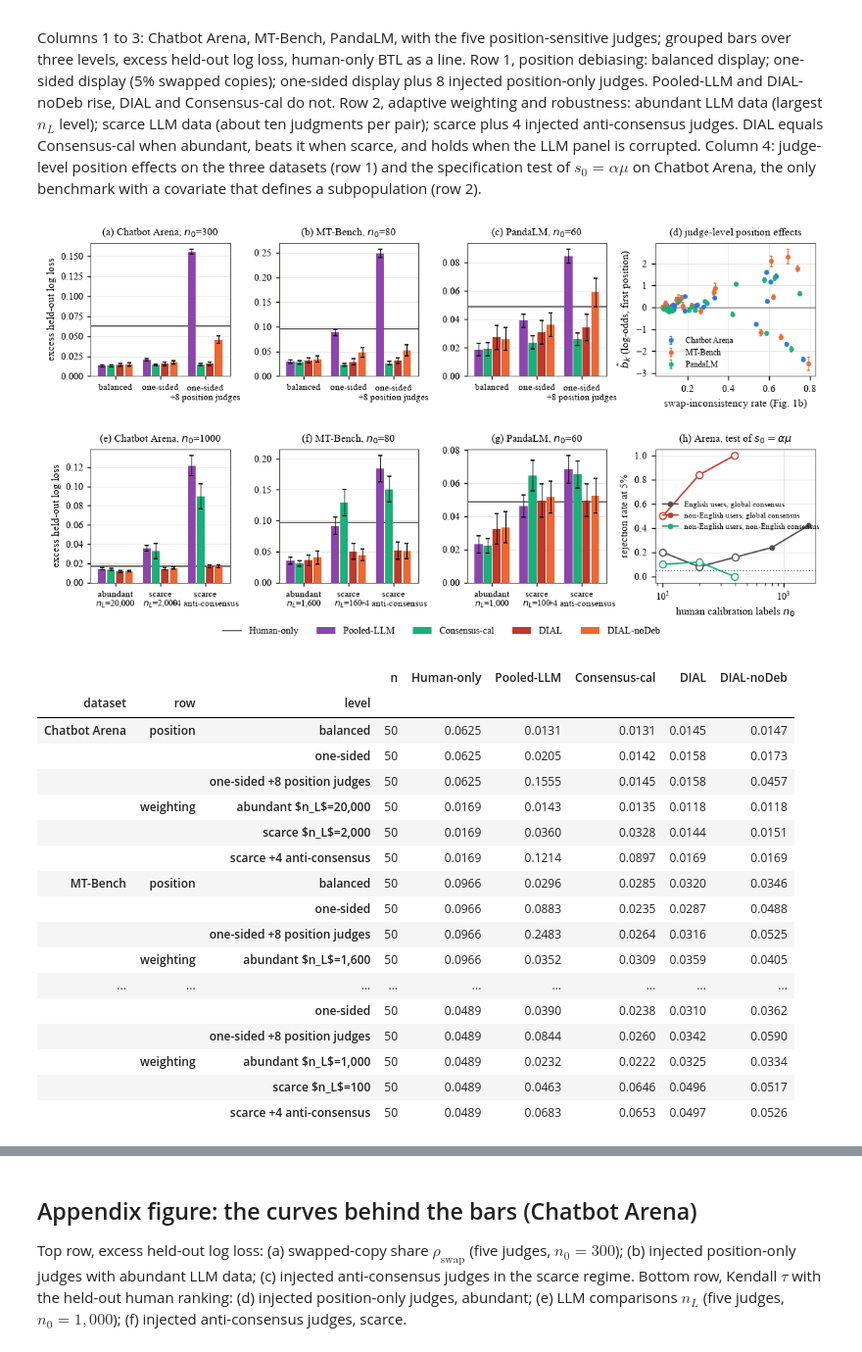
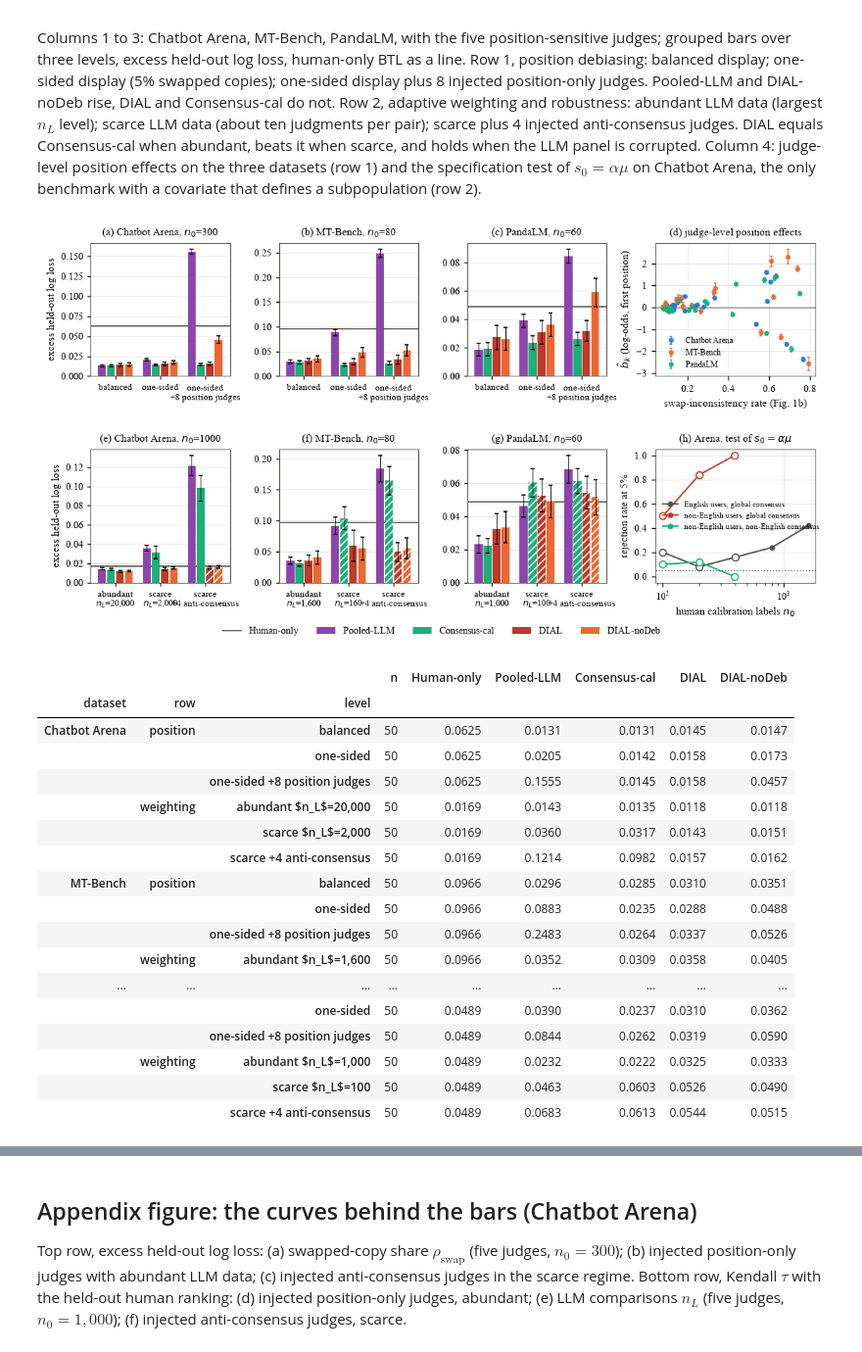
Before and after one commit to JinHongDu-Lab/DIAL, a Jupyter notebook: notebooks/real_data_robustness.ipynb, the cells around one changed output, grey strips where cells are left out. Shown at 98% size. Saved outputs shown, nothing was run; the diff lists cells and outputs as text; code cells hidden in the pictures.

```diff
--- a/notebooks/real_data_robustness.ipynb
+++ b/notebooks/real_data_robustness.ipynb
@@ -88,20 +74,25 @@ def cell_of(a, q):
     if q.get("n_0_level") is not None: g = g[g.n_0_level == q["n_0_level"]]
     return g
 
+SEP_HATCH_AT = 0.5   # hatch a bar when the fit touched the finite-fit box (a separated judge) in at least this share of splits
+
 def bar_panel(ax, a, specs, methods=BAR_METHODS, metric="excess", human=True, legend=False):
-    """Grouped bars: one group per level in `specs` (label, query), one bar per method; human-only as a line."""
-    width = 0.8 / len(methods); xs = np.arange(len(specs)); hvals = []
+    """Grouped bars: one group per level in `specs` (label, query), one bar per method; human-only as a line.
+    Hatched bars: the LLM-side or joint fit had a coordinate on the finite-fit box in >= SEP_HATCH_AT of the splits
+    (the LLM MLE does not exist there; the score is the bounded maximizer). Dashed human-only line: its MLE existed in < 50% of splits."""
+    width = 0.8 / len(methods); xs = np.arange(len(specs)); hvals = []; ho_exists = []
     for i, (lab, q) in enumerate(specs):
         g = cell_of(a, q)
         for j, m in enumerate(methods):
             gm = g[g.method == m]
             if gm.empty: continue
             y = float(gm[f"{metric}_mean"].iloc[0]); se = float(gm[f"{metric}_se"].iloc[0])
+            sep = float(gm["sep_frac"].iloc[0]) if "sep_frac" in gm else 0.0
             ax.bar(xs[i] + (j - (len(methods) - 1) / 2) * width, y, width * 0.9, color=STYLE[m]["color"], label=LABEL[m] if i == 0 else None,
-                   yerr=1.96 * se, error_kw=dict(lw=0.6, capsize=1.5, ecolor=INK), zorder=2)
+                   yerr=1.96 * se, error_kw=dict(lw=0.6, capsize=1.5, ecolor=INK), zorder=2, hatch="////" if sep >= SEP_HATCH_AT else None, edgecolor="white" if sep >= SEP_HATCH_AT else None, lw=0)
         gh = g[g.method == "human_only"]
-        if not gh.empty: hvals.append(float(gh[f"{metric}_mean"].iloc[0]))
-    if human and hvals: ax.axhline(np.mean(hvals), color=STYLE["human_only"]["color"], lw=1.0, label=LABEL["human_only"], zorder=1)
+        if not gh.empty: hvals.append(float(gh[f"{metric}_mean"].iloc[0])); ho_exists.append(float(gh["ho_exists_frac"].iloc[0]))
+    if human and hvals: ax.axhline(np.mean(hvals), color=STYLE["human_only"]["color"], lw=1.0, ls="-" if min(ho_exists) >= 0.5 else (0, (3, 2)), label=LABEL["human_only"], zorder=1)
     ax.set_xticks(xs); ax.set_xticklabels([l for l, _ in specs], fontsize=7); ax.set_xlim(-0.55, len(specs) - 0.45)
     ax.grid(True, axis="y", color=GRID, lw=0.5); ax.tick_params(length=2.5); ax.set_axisbelow(True)
     if legend: ax.legend(frameon=False, fontsize=6.5)
@@ -142,49 +133,63 @@ for d in DATASETS:
     cf = RESULTS / d / "clean_fit.json"; runs = sorted((REPO / "results" / "motivation").glob(f"{d}-*"))
     if not cf.exists() or not runs: continue
     f = json.load(open(cf)); mot = pd.read_csv(runs[-1] / "per_judge.csv").set_index("judge")
     x = np.array([mot.loc[j, "swap_inconsistency_rate"] if j in mot.index else np.nan for j in f["judges"]]); b = np.array(f["b"]); lo = np.array(f["b_lower"]); hi = np.array(f["b_upper"])
     ax.errorbar(x, b, yerr=[b - lo, hi - b], fmt="o", ms=3, lw=0.7, capsize=1.2, color=col3[d], label=DLAB[d], alpha=0.9)
 ax.axhline(0, color=INK_SOFT, lw=0.7); ax.set_xlabel("swap-inconsistency rate (Fig. 1b)"); ax.set_ylabel("$\\hat b_k$ (log-odds, first position)"); ax.set_title("(d) judge-level position effects", fontsize=8.5)
 ax.grid(True, color=GRID, lw=0.5); ax.legend(frameon=False, fontsize=6.5)
 # (h) specification test
 ax = axes[1, 3]
 if not spec.empty:
     scol = {"english_global": ("#52514e", "English users, global consensus"), "nonenglish_global": ("#c0392b", "non-English users, global consensus"), "nonenglish_subset": ("#1baf7a", "non-English users, non-English consensus")}
     for k, (c, lab) in scol.items():
         g = spec[spec.kind == k].sort_values("n_0").drop_duplicates("n_0")
         ax.plot(g.n_0, g.reject_rate, color=c, marker="o", ms=3.5, lw=1.2, label=lab)
         bad = g[g.ho_exists < 1]; ax.scatter(bad.n_0, bad.reject_rate, s=30, facecolors="white", edgecolors=c, zorder=3)
     ax.axhline(0.05, color=INK_SOFT, ls=(0, (1, 2)), lw=0.8); ax.set_xscale("log"); ax.set_ylim(-0.05, 1.05); ax.set_xlabel("human calibration labels $n_0$"); ax.set_ylabel("rejection rate at 5%")
     ax.set_title("(h) Arena, test of $s_0=\\alpha\\mu$", fontsize=8.5); ax.legend(frameon=False, fontsize=6.2, loc="center left"); ax.grid(True, color=GRID, lw=0.5)
 h, l = axes[0, 0].get_legend_handles_labels()
 fig.legend(h, l, loc="lower center", ncol=5, frameon=False, bbox_to_anchor=(0.5, -0.03))
 fig.savefig(FIGURES / "fig_real_main.pdf", bbox_inches="tight"); plt.show()
 # numbers behind the bars
 tab = []
 for d in DATASETS:
     if d not in agg: continue
     for row, specs in (("position", row1_specs(d)), ("weighting", row2_specs(d))):
         for lab, q in specs:
             g = cell_of(agg[d], q)
             tab.append(dict(dataset=DLAB[d], row=row, level=lab.replace("\n", " "), n=int(g.n.max()) if len(g) else 0, **{LABEL[m]: f"{g[g.method == m].excess_mean.iloc[0]:.4f}" if (g.method == m).any() else "" for m in ["human_only"] + BAR_METHODS}))
 display(pd.DataFrame(tab).set_index(["dataset", "row", "level"]))
+# separation and existence shares behind the hatching: share of splits in which each fit touched the finite-fit box,
+# share with a position effect at the bound, share of non-convergent fits, and the human-only MLE existence share
+shares = []
+for d in DATASETS:
+    if d not in agg: continue
+    for row, specs in (("position", row1_specs(d)), ("weighting", row2_specs(d))):
+        for lab, q in specs:
+            g = cell_of(agg[d], q).set_index("method")
+            rec_ = dict(dataset=DLAB[d], row=row, level=lab.replace("\n", " "), human_only_exists=round(float(g.loc["human_only", "ho_exists_frac"]), 2) if "human_only" in g.index else np.nan,
+                        K_dropped=round(float(g.k_dropped_mean.max()), 2))
+            for mth in BAR_METHODS:
+                if mth in g.index: rec_[f"{LABEL[mth]} box/b/nonconv"] = f"{g.loc[mth, 'sep_frac']:.2f}/{g.loc[mth, 'bsep_frac']:.2f}/{g.loc[mth, 'nonconv_frac']:.2f}"
+            shares.append(rec_)
+pd.set_option("display.width", 250); display(pd.DataFrame(shares).set_index(["dataset", "row", "level"]))
 # %% [output]
-[figure, old version]
+[figure, new version]
 |  |  |  | n | Human-only | Pooled-LLM | Consensus-cal | DIAL | DIAL-noDeb |
 | dataset | row | level |  |  |  |  |  |  |
 | Chatbot Arena | position | balanced | 50 | 0.0625 | 0.0131 | 0.0131 | 0.0145 | 0.0147 |
 |  |  | one-sided | 50 | 0.0625 | 0.0205 | 0.0142 | 0.0158 | 0.0173 |
 |  |  | one-sided +8 position judges | 50 | 0.0625 | 0.1555 | 0.0145 | 0.0158 | 0.0457 |
 |  | weighting | abundant $n_L$=20,000 | 50 | 0.0169 | 0.0143 | 0.0135 | 0.0118 | 0.0118 |
-|  |  | scarce $n_L$=2,000 | 50 | 0.0169 | 0.0360 | 0.0328 | 0.0144 | 0.0151 |
-|  |  | scarce +4 anti-consensus | 50 | 0.0169 | 0.1214 | 0.0897 | 0.0169 | 0.0169 |
-| MT-Bench | position | balanced | 50 | 0.0966 | 0.0296 | 0.0285 | 0.0320 | 0.0346 |
-|  |  | one-sided | 50 | 0.0966 | 0.0883 | 0.0235 | 0.0287 | 0.0488 |
-|  |  | one-sided +8 position judges | 50 | 0.0966 | 0.2483 | 0.0264 | 0.0316 | 0.0525 |
-|  | weighting | abundant $n_L$=1,600 | 50 | 0.0966 | 0.0352 | 0.0309 | 0.0359 | 0.0405 |
+|  |  | scarce $n_L$=2,000 | 50 | 0.0169 | 0.0360 | 0.0317 | 0.0143 | 0.0151 |
+|  |  | scarce +4 anti-consensus | 50 | 0.0169 | 0.1214 | 0.0982 | 0.0157 | 0.0162 |
+| MT-Bench | position | balanced | 50 | 0.0966 | 0.0296 | 0.0285 | 0.0310 | 0.0351 |
+|  |  | one-sided | 50 | 0.0966 | 0.0883 | 0.0235 | 0.0288 | 0.0488 |
+|  |  | one-sided +8 position judges | 50 | 0.0966 | 0.2483 | 0.0264 | 0.0337 | 0.0526 |
+|  | weighting | abundant $n_L$=1,600 | 50 | 0.0966 | 0.0352 | 0.0309 | 0.0358 | 0.0405 |
 | ... | ... | ... | ... | ... | ... | ... | ... | ... |
-|  |  | one-sided | 50 | 0.0489 | 0.0390 | 0.0238 | 0.0310 | 0.0362 |
-|  |  | one-sided +8 position judges | 50 | 0.0489 | 0.0844 | 0.0260 | 0.0342 | 0.0590 |
-|  | weighting | abundant $n_L$=1,000 | 50 | 0.0489 | 0.0232 | 0.0222 | 0.0325 | 0.0334 |
-|  |  | scarce $n_L$=100 | 50 | 0.0489 | 0.0463 | 0.0646 | 0.0496 | 0.0517 |
-|  |  | scarce +4 anti-consensus | 50 | 0.0489 | 0.0683 | 0.0653 | 0.0497 | 0.0526 |
+|  |  | one-sided | 50 | 0.0489 | 0.0390 | 0.0237 | 0.0310 | 0.0362 |
+|  |  | one-sided +8 position judges | 50 | 0.0489 | 0.0844 | 0.0262 | 0.0319 | 0.0590 |
+|  | weighting | abundant $n_L$=1,000 | 50 | 0.0489 | 0.0232 | 0.0222 | 0.0325 | 0.0333 |
+|  |  | scarce $n_L$=100 | 50 | 0.0489 | 0.0463 | 0.0603 | 0.0526 | 0.0490 |
+|  |  | scarce +4 anti-consensus | 50 | 0.0489 | 0.0683 | 0.0613 | 0.0544 | 0.0515 |
```
Also changed, not shown: parts of 7 cells of this notebook, 13 other files.
